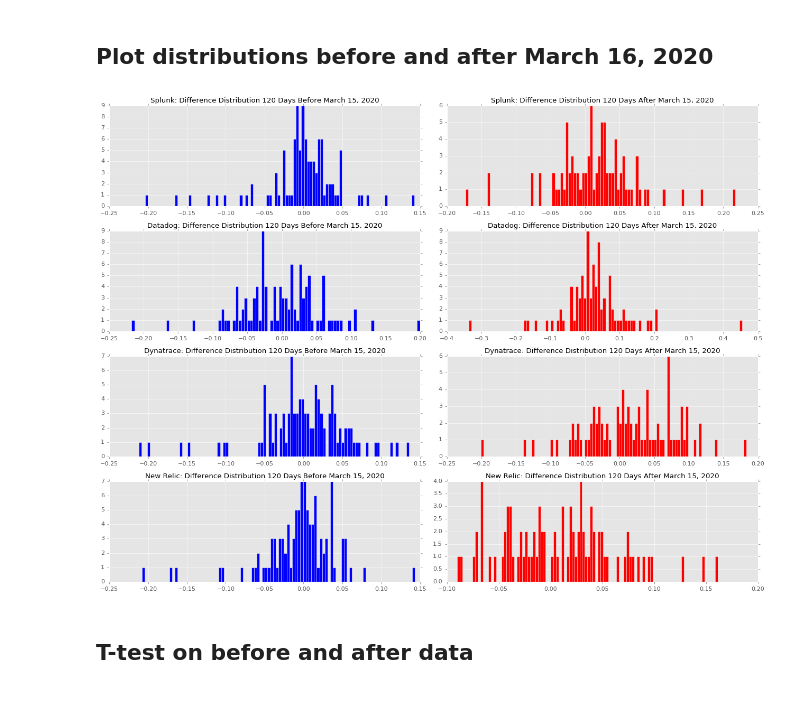
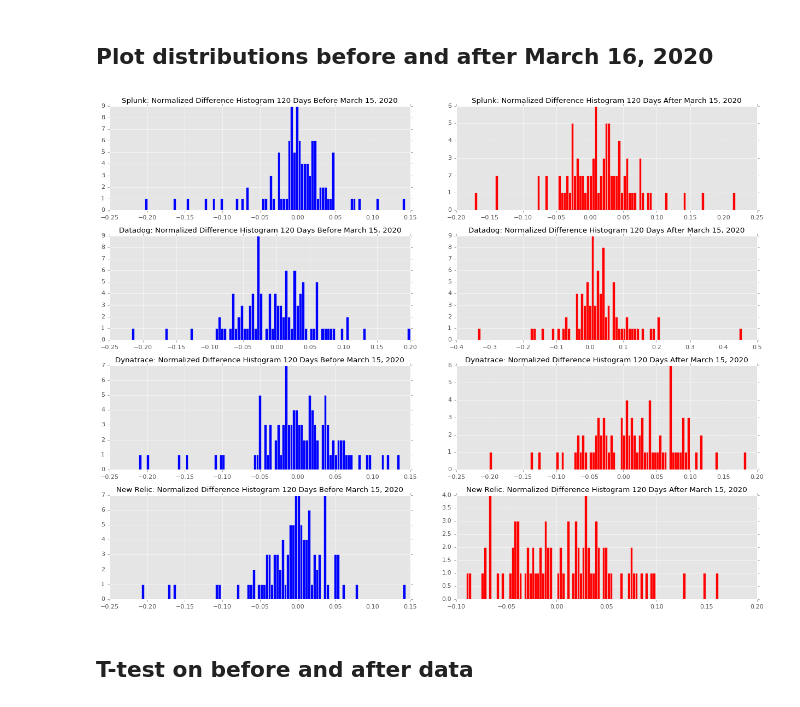
Before and after one commit to rghosh8/capstone-1, a Jupyter notebook: src/basic_exploration.ipynb, the cells around one changed output. Drawn from its saved outputs; the diff is of its cells as text; code cells hidden in the pictures.

Commit message:
update figures

```diff
--- a/src/basic_exploration.ipynb
+++ b/src/basic_exploration.ipynb
@@ -170,22 +170,23 @@ ax.legend()
 # %%
 fig, axs = plt.subplots(4, 2, figsize=(16, 12))
 plots = axs.flatten()
 
 filepaths = list(['../data/SPLK.csv', '../data/SPLK.csv', '../data/DDOG.csv', '../data/DDOG.csv', '../data/DT.csv', '../data/DT.csv', '../data/NEWR.csv', '../data/NEWR.csv'])
 
 for filepath, ax, c  in zip(filepaths, axs.flatten(), np.arange(8)):
     data = data_assessment(filepath, reference_date, current_date, moveback_date).before_after
     before, after = data.before, data.after
     if c % 2:
         ax.hist(after["Normalized_Diff"], bins=100, color='r')
-        ax.set_title(refer[filepath] + ': Difference Distribution 120 Days After March 15, 2020', fontsize=12)
+        ax.set_title(refer[filepath] + ': Normalized Difference Histogram 120 Days After March 15, 2020', fontsize=12)
     else:
         ax.hist(before["Normalized_Diff"], bins=100, color='b')
-        ax.set_title(refer[filepath] + ': Difference Distribution 120 Days Before March 15, 2020', fontsize=12)
+        ax.set_title(refer[filepath] + ': Normalized Difference Histogram 120 Days Before March 15, 2020', fontsize=12)
 
 fig.tight_layout();
+plt.savefig('../figures/before_after_Histogram_Normalized_Diff.png')
 # %% [output]
-[figure, old version]
+[figure, new version]
 # %% [markdown]
 ## T-test on before and after data
 # %%
```
Also changed, not shown: 2 other files.
